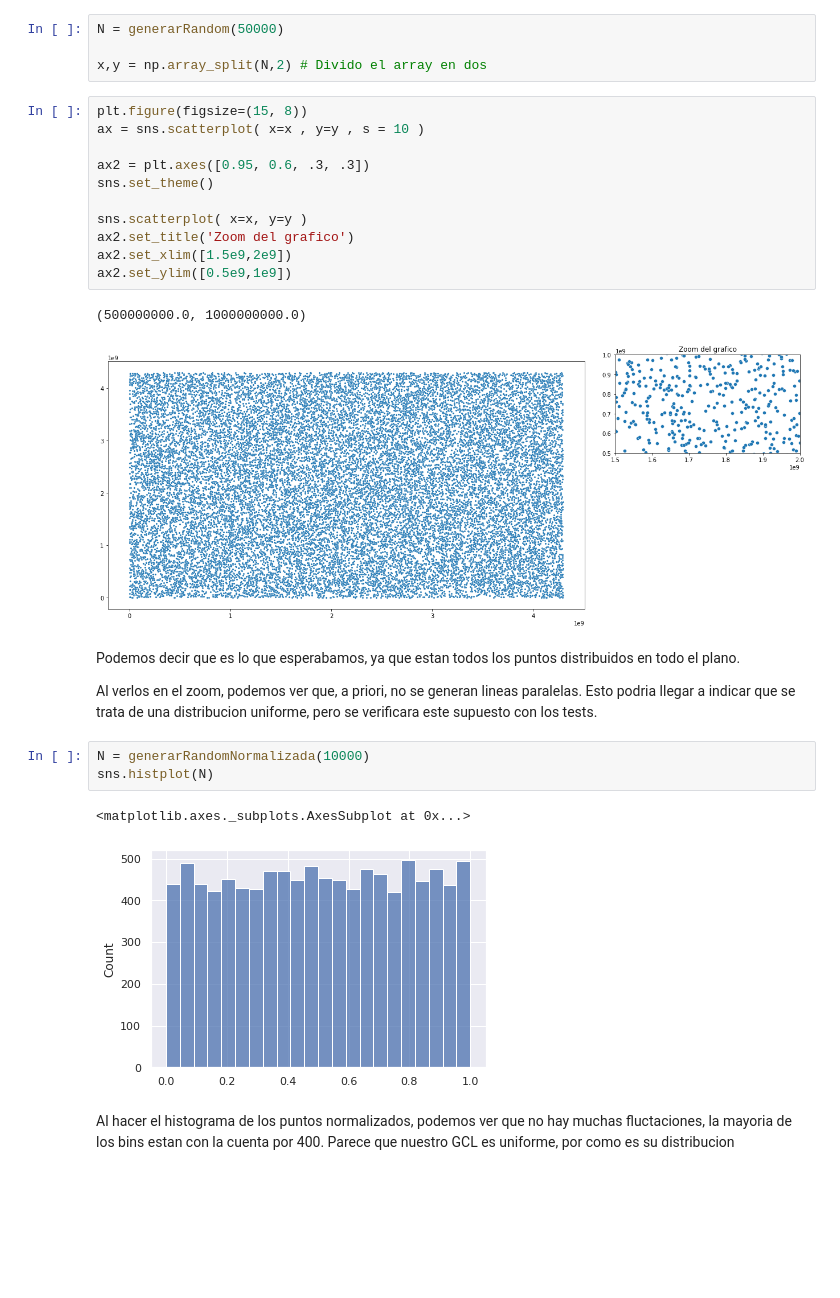
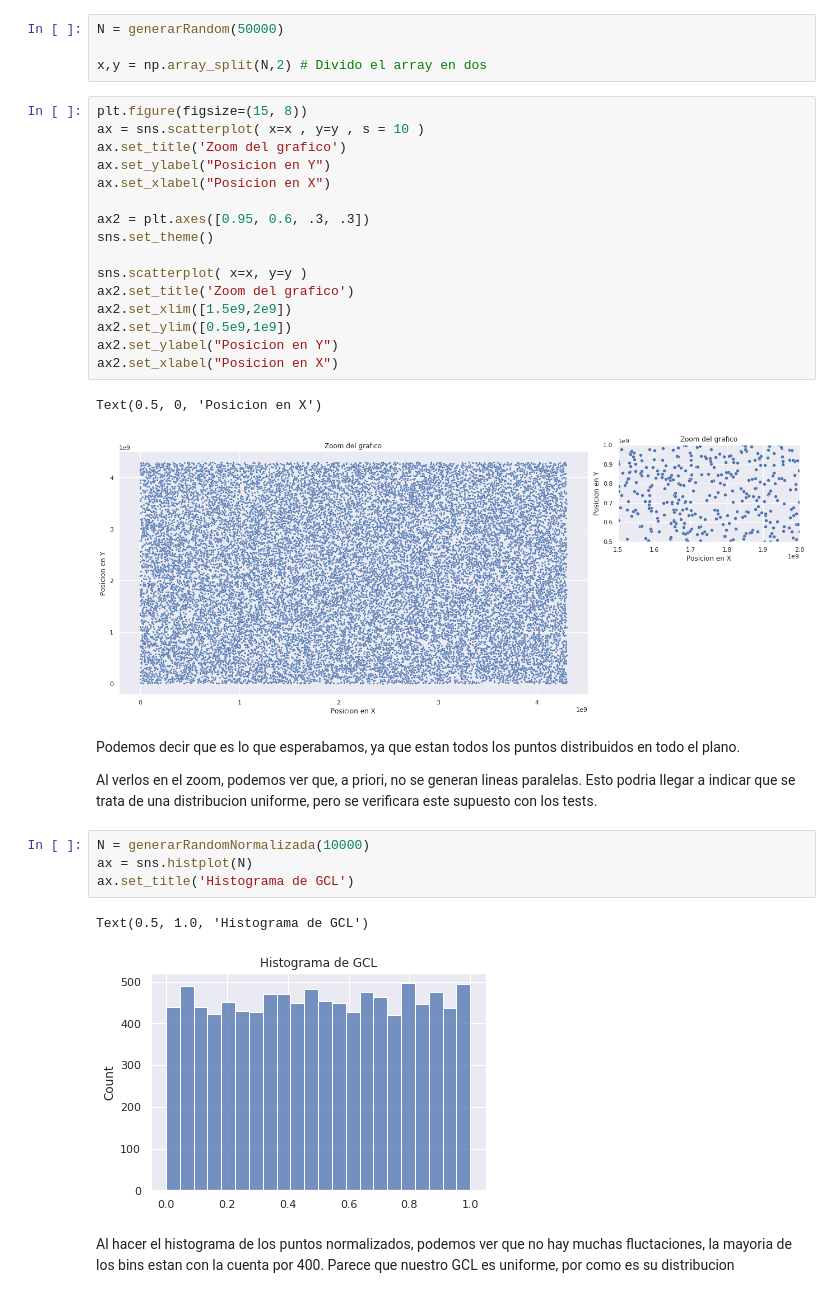
Before and after one commit to mateocapon/simulacion_tp1, a Jupyter notebook: Ejercicio 1 y 2.ipynb, the cells around one changed output. Cells and saved outputs as stored; diff of their text form; blank space fills up the shorter version.

```diff
--- a/Ejercicio 1 y 2.ipynb
+++ b/Ejercicio 1 y 2.ipynb
@@ -85,6 +85,9 @@ x,y = np.array_split(N,2) # Divido el array en dos
 # %%
 plt.figure(figsize=(15, 8))
 ax = sns.scatterplot( x=x , y=y , s = 10 )
+ax.set_title('Zoom del grafico')
+ax.set_ylabel("Posicion en Y")
+ax.set_xlabel("Posicion en X")
 
 ax2 = plt.axes([0.95, 0.6, .3, .3])
 sns.set_theme()
@@ -93,19 +96,22 @@ sns.scatterplot( x=x, y=y )
 ax2.set_title('Zoom del grafico')
 ax2.set_xlim([1.5e9,2e9])
 ax2.set_ylim([0.5e9,1e9])
+ax2.set_ylabel("Posicion en Y")
+ax2.set_xlabel("Posicion en X")
 # %% [output]
-(500000000.0, 1000000000.0)
+Text(0.5, 0, 'Posicion en X')
-[figure, old version]
+[figure, new version]
 # %% [markdown]
 Podemos decir que es lo que esperabamos, ya que estan todos los puntos distribuidos en todo el plano.
 
 Al verlos en el zoom, podemos ver que, a priori, no se generan lineas paralelas. Esto podria llegar a indicar que se trata de una distribucion uniforme, pero se verificara este supuesto con los tests.
 # %%
 N = generarRandomNormalizada(10000)
-sns.histplot(N)
+ax = sns.histplot(N)
+ax.set_title('Histograma de GCL')
 # %% [output]
-<matplotlib.axes._subplots.AxesSubplot at 0x...>
+Text(0.5, 1.0, 'Histograma de GCL')
-[figure, old version]
+[figure, new version]
 # %% [markdown]
 Al hacer el histograma de los puntos normalizados, podemos ver que no hay muchas fluctaciones, la mayoria de los bins estan con la cuenta por 400. Parece que nuestro GCL es uniforme, por como es su distribucion
 # %%
```
Also changed, not shown: parts of 8 cells of this notebook, 2 other files.
